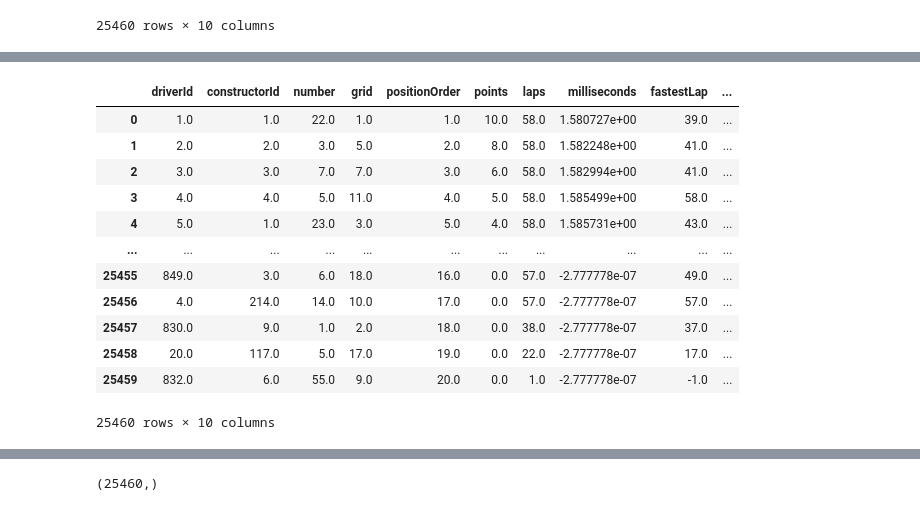
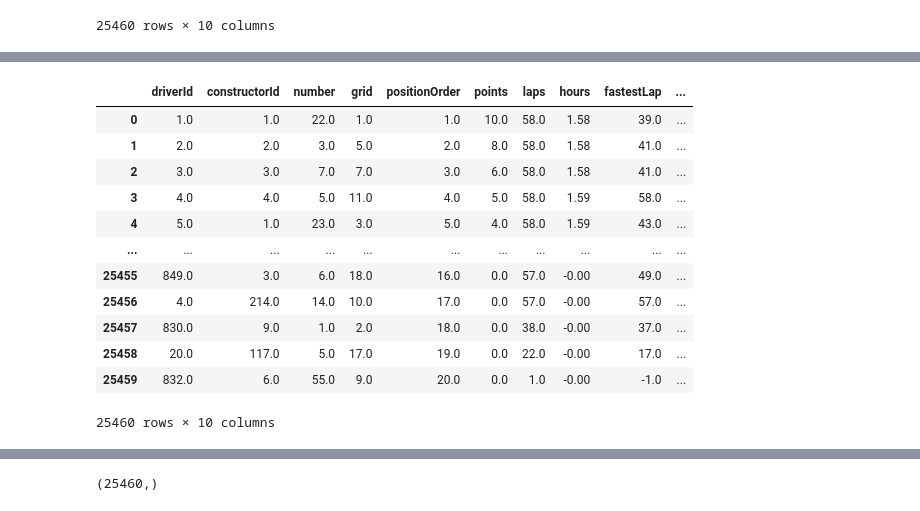
Before and after one commit to AaronLearnsCode94/Group-A-Project-2, a Jupyter notebook: Predictions.ipynb, the cells around one changed output, grey strips where cells are left out. Saved outputs shown, nothing was run; the diff lists cells and outputs as text; code cells hidden in the pictures.

```diff
--- a/Predictions.ipynb
+++ b/Predictions.ipynb
@@ -135,19 +183,21 @@ df_results
 df_results = df_results.apply(lambda x: pd.to_numeric(x), axis=1)
 # %%
-df_results['milliseconds'] = df_results['milliseconds'] / 1000 / 60 / 60
-df_results.rename(columns = {"milliseconds":"minutes"})
+# Converted milliseconds to hours and renamed column
+
+df_results['milliseconds'] = (df_results['milliseconds'] / 1000 / 60 / 60).apply(lambda x:round(x,2))
+df_results.rename(columns = {"milliseconds":"hours"}, inplace = True)
 df_results
 # %% [output]
-|  | driverId | constructorId | number | grid | positionOrder | points | laps | milliseconds | fastestLap | ... |
-| 0 | 1.0 | 1.0 | 22.0 | 1.0 | 1.0 | 10.0 | 58.0 | 1.580727e+00 | 39.0 | ... |
-| 1 | 2.0 | 2.0 | 3.0 | 5.0 | 2.0 | 8.0 | 58.0 | 1.582248e+00 | 41.0 | ... |
-| 2 | 3.0 | 3.0 | 7.0 | 7.0 | 3.0 | 6.0 | 58.0 | 1.582994e+00 | 41.0 | ... |
-| 3 | 4.0 | 4.0 | 5.0 | 11.0 | 4.0 | 5.0 | 58.0 | 1.585499e+00 | 58.0 | ... |
-| 4 | 5.0 | 1.0 | 23.0 | 3.0 | 5.0 | 4.0 | 58.0 | 1.585731e+00 | 43.0 | ... |
+|  | driverId | constructorId | number | grid | positionOrder | points | laps | hours | fastestLap | ... |
+| 0 | 1.0 | 1.0 | 22.0 | 1.0 | 1.0 | 10.0 | 58.0 | 1.58 | 39.0 | ... |
+| 1 | 2.0 | 2.0 | 3.0 | 5.0 | 2.0 | 8.0 | 58.0 | 1.58 | 41.0 | ... |
+| 2 | 3.0 | 3.0 | 7.0 | 7.0 | 3.0 | 6.0 | 58.0 | 1.58 | 41.0 | ... |
+| 3 | 4.0 | 4.0 | 5.0 | 11.0 | 4.0 | 5.0 | 58.0 | 1.59 | 58.0 | ... |
+| 4 | 5.0 | 1.0 | 23.0 | 3.0 | 5.0 | 4.0 | 58.0 | 1.59 | 43.0 | ... |
 | ... | ... | ... | ... | ... | ... | ... | ... | ... | ... | ... |
-| 25455 | 849.0 | 3.0 | 6.0 | 18.0 | 16.0 | 0.0 | 57.0 | -2.777778e-07 | 49.0 | ... |
-| 25456 | 4.0 | 214.0 | 14.0 | 10.0 | 17.0 | 0.0 | 57.0 | -2.777778e-07 | 57.0 | ... |
-| 25457 | 830.0 | 9.0 | 1.0 | 2.0 | 18.0 | 0.0 | 38.0 | -2.777778e-07 | 37.0 | ... |
-| 25458 | 20.0 | 117.0 | 5.0 | 17.0 | 19.0 | 0.0 | 22.0 | -2.777778e-07 | 17.0 | ... |
-| 25459 | 832.0 | 6.0 | 55.0 | 9.0 | 20.0 | 0.0 | 1.0 | -2.777778e-07 | -1.0 | ... |
+| 25455 | 849.0 | 3.0 | 6.0 | 18.0 | 16.0 | 0.0 | 57.0 | -0.00 | 49.0 | ... |
+| 25456 | 4.0 | 214.0 | 14.0 | 10.0 | 17.0 | 0.0 | 57.0 | -0.00 | 57.0 | ... |
+| 25457 | 830.0 | 9.0 | 1.0 | 2.0 | 18.0 | 0.0 | 38.0 | -0.00 | 37.0 | ... |
+| 25458 | 20.0 | 117.0 | 5.0 | 17.0 | 19.0 | 0.0 | 22.0 | -0.00 | 17.0 | ... |
+| 25459 | 832.0 | 6.0 | 55.0 | 9.0 | 20.0 | 0.0 | 1.0 | -0.00 | -1.0 | ... |
 25460 rows × 10 columns
```
Also changed, not shown: parts of 48 cells of this notebook, 7 other files.
